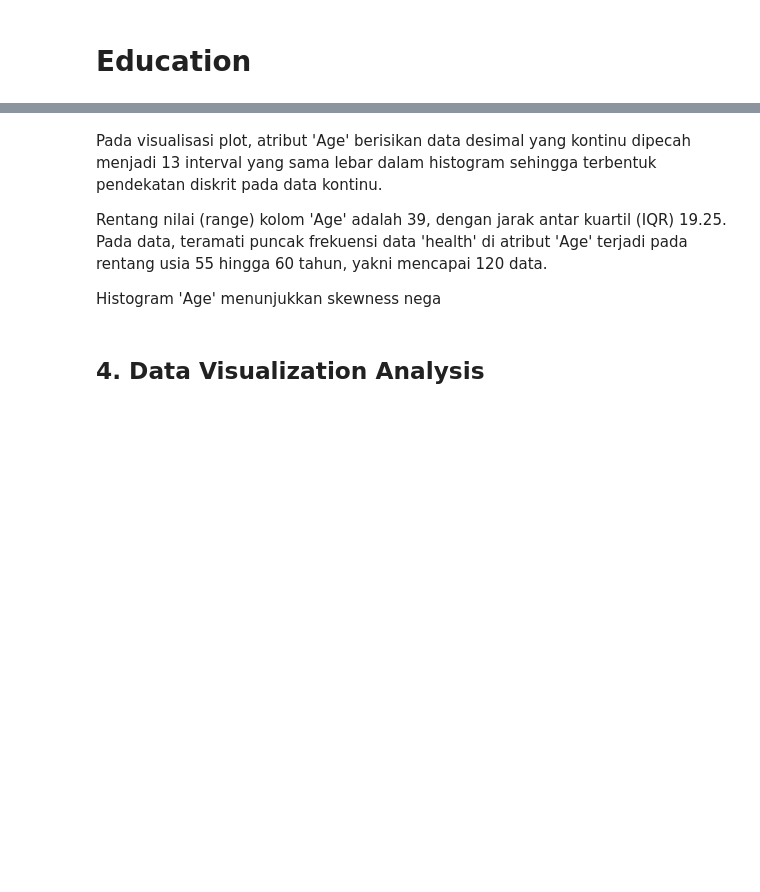
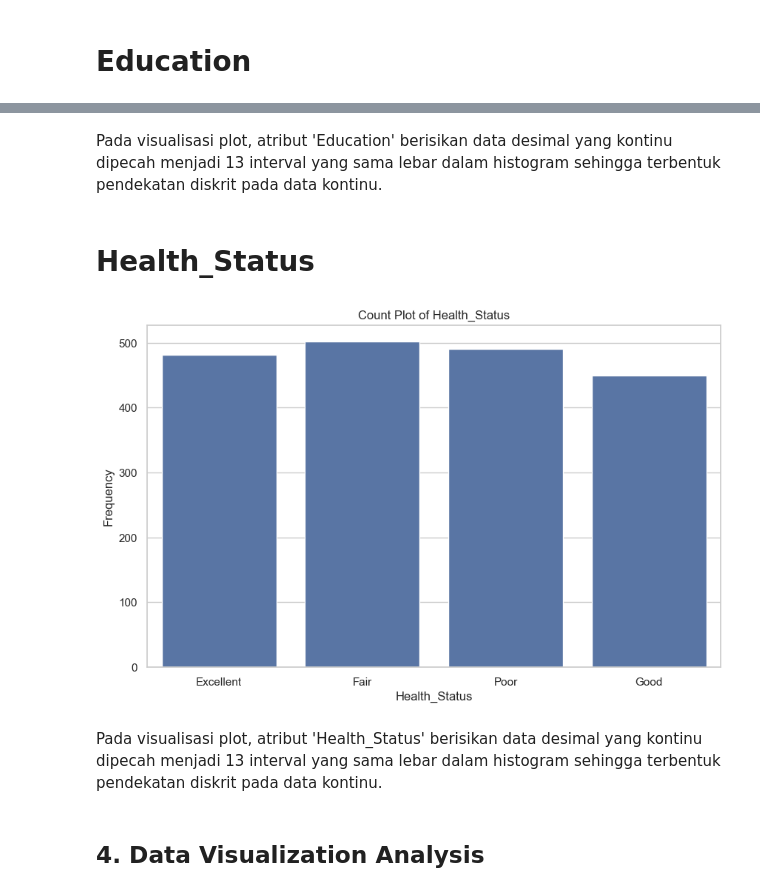
Before and after one commit to salsbiila/K02-IF2220-13522060-13522062, a Jupyter notebook: Health.ipynb, the cells around one changed output, grey strips where cells are left out. Drawn from its saved outputs; the diff is of its cells as text; code cells hidden in the pictures; blank space fills up the shorter version.

```diff
--- a/Health.ipynb
+++ b/Health.ipynb
@@ -811,9 +809,13 @@ categorical_visualizations(df, 'Education')
 # %% [markdown]
-Pada visualisasi plot, atribut 'Age' berisikan data desimal yang kontinu dipecah menjadi 13 interval yang sama lebar dalam histogram sehingga terbentuk pendekatan diskrit pada data kontinu.
-
-Rentang nilai (range) kolom 'Age' adalah 39, dengan jarak antar kuartil (IQR) 19.25. Pada data, teramati puncak frekuensi data 'health' di atribut 'Age' terjadi pada rentang usia 55 hingga 60 tahun, yakni mencapai 120 data.
-
-Histogram 'Age' menunjukkan skewness nega
+Pada visualisasi plot, atribut 'Education' berisikan data desimal yang kontinu dipecah menjadi 13 interval yang sama lebar dalam histogram sehingga terbentuk pendekatan diskrit pada data kontinu.
+# %% [markdown]
+# Health_Status
+# %%
+categorical_visualizations(df,'Health_Status')
+# %% [output]
+[figure, added]
+# %% [markdown]
+Pada visualisasi plot, atribut 'Health_Status' berisikan data desimal yang kontinu dipecah menjadi 13 interval yang sama lebar dalam histogram sehingga terbentuk pendekatan diskrit pada data kontinu.
 # %% [markdown]
 ## 4. Data Visualization Analysis
 # %%
```
Also changed, not shown: parts of 12 cells of this notebook.
